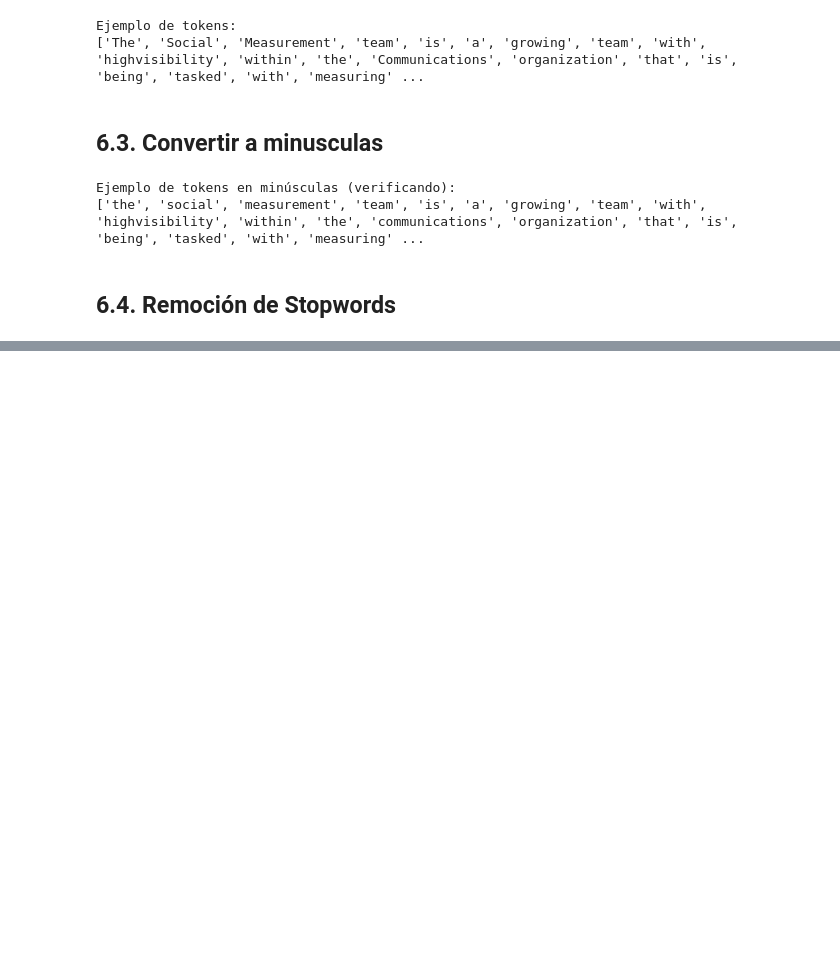
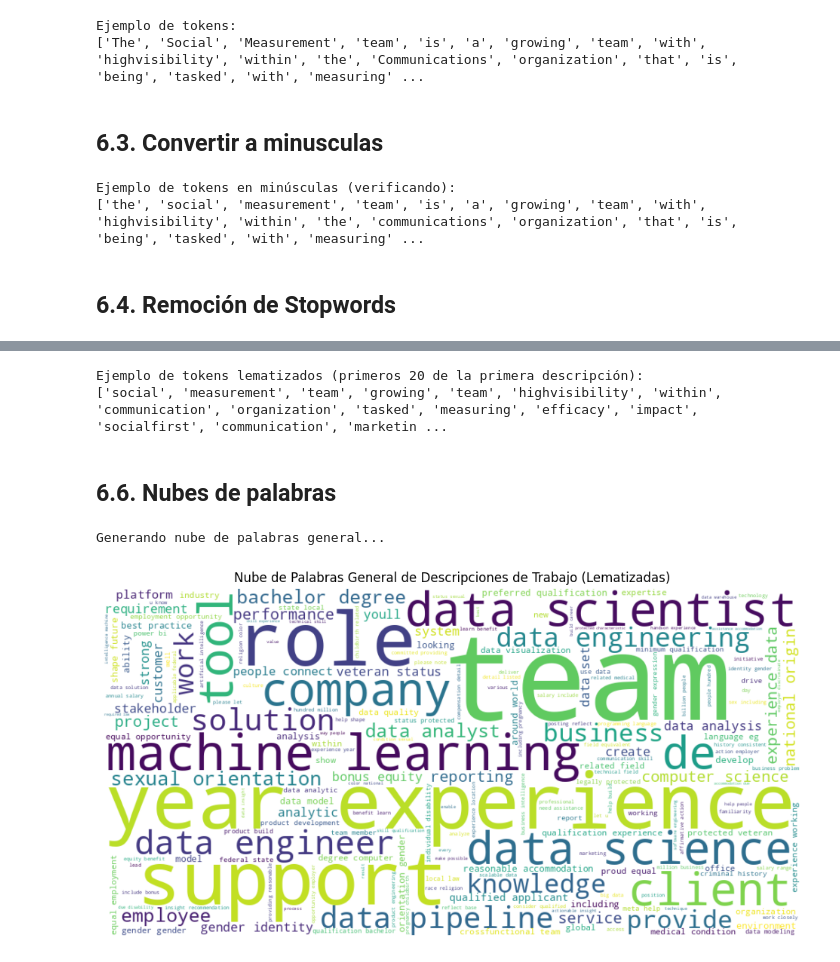
Before and after one commit to nueveonce/Etapa3DS, a Jupyter notebook: Etapa3.ipynb, the cells around one changed output, grey strips where cells are left out. Drawn from its saved outputs; the diff is of its cells as text; code cells hidden in the pictures; blank space fills up the shorter version.

```diff
--- a/Etapa3.ipynb
+++ b/Etapa3.ipynb
@@ -206,0 +283,44 @@ NameError: name 'stopwords' is not defined
+# %%
+lemmatizer = WordNetLemmatizer()
+
+def lematizar_tokens(lista_tokens):
+    # Se asume que el idioma principal es inglés para WordNetLemmatizer.
+    # El POS tag puede mejorar la lematización, pero para simplificar, no se usa aquí.
+    tokens_lematizados = [lemmatizer.lemmatize(token) for token in lista_tokens]
+    return tokens_lematizados
+
+df['tokens_lematizados'] = df['tokens_sin_stopwords'].apply(lematizar_tokens)
+
+print("\nEjemplo de tokens lematizados (primeros 20 de la primera descripción):")
+print(df['tokens_lematizados'].iloc[0][:20])
+
+# Crear una columna con el texto preprocesado final (lista de tokens unidos)
+df['descripcion_procesada_final'] = df['tokens_lematizados'].apply(lambda tokens: " ".join(tokens))
+# %% [output]
+Ejemplo de tokens lematizados (primeros 20 de la primera descripción):
+['social', 'measurement', 'team', 'growing', 'team', 'highvisibility', 'within', 'communication', 'organization', 'tasked', 'measuring', 'efficacy', 'impact', 'socialfirst', 'communication', 'marketin ...
+# %% [markdown]
+## 6.6. Nubes de palabras
+# %%
+# Combinar todos los tokens lematizados en un solo texto largo
+texto_completo_para_wordcloud = " ".join(df['descripcion_procesada_final'])
+
+if texto_completo_para_wordcloud and len(texto_completo_para_wordcloud.split()) > 10: # Chequear que haya suficientes palabras
+    print("\nGenerando nube de palabras general...")
+    wordcloud_general = WordCloud(width=1000, height=500,
+                                  background_color='white',
+                                  colormap='viridis',
+                                  max_words=200, # Mostrar las 200 palabras más frecuentes
+                                  stopwords=None # Ya hemos quitado stopwords
+                                 ).generate(texto_completo_para_wordcloud)
+
+    plt.figure(figsize=(12, 6))
+    plt.imshow(wordcloud_general, interpolation='bilinear')
+    plt.axis('off')
+    plt.title('Nube de Palabras General de Descripciones de Trabajo (Lematizadas)')
+    plt.show()
+else:
+    print("No hay suficientes datos o palabras después del preprocesamiento para generar la nube de palabras general.")
+# %% [output]
+Generando nube de palabras general...
+[figure, added]
```
Also changed, not shown: parts of 12 cells of this notebook.
